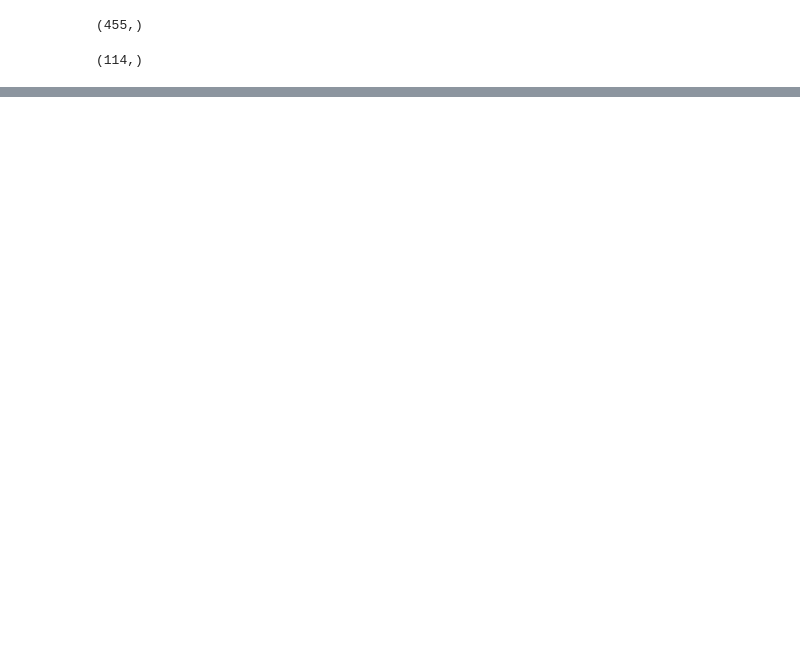
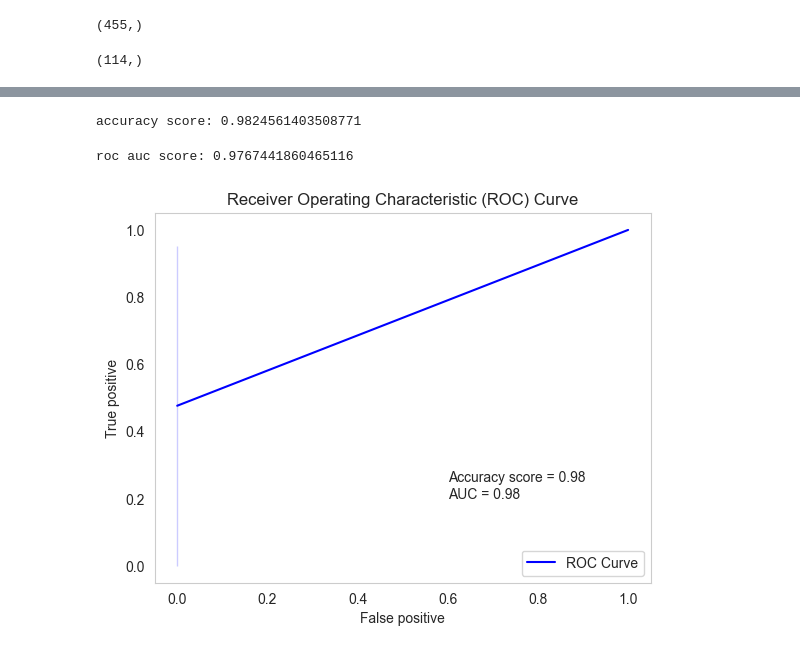
Before and after one commit to rizanB/breast-cancer, a Jupyter notebook: my.ipynb, the cells around one changed output, grey strips where cells are left out. Cells and saved outputs as stored; diff of their text form; code cells hidden in the pictures; blank space fills up the shorter version.

Commit message:
chore: feature scaling, logistic_regr, performance metrics

```diff
--- a/my.ipynb
+++ b/my.ipynb
@@ -212,0 +232,5 @@ X_test = sc.fit_transform(X_test)
+# %%
+from sklearn.linear_model import LogisticRegression
+
+logistic_reg_model = LogisticRegression()
+logistic_reg_model.fit(X_train_scaled, y_train)
@@ -212,0 +239,2 @@ X_test = sc.fit_transform(X_test)
+# %%
+y_pred = logistic_reg_model.predict(X_test_scaled)
@@ -212,0 +245,27 @@ X_test = sc.fit_transform(X_test)
+# %%
+ascore = accuracy_score(y_test, y_pred)
+print(f"accuracy score: {ascore}")
+# %% [output]
+accuracy score: 0.9824561403508771
+# %%
+rascore = roc_auc_score(y_test, y_pred)
+print(f"roc auc score: {rascore}")
+# %% [output]
+roc auc score: 0.9767441860465116
+# %%
+fpr, tpr, thresholds = roc_curve(y_test, y_pred)
+# %%
+roc_df = pd.DataFrame({'False positive' : fpr, 'True positive': tpr})
+# %%
+# Plot the ROC curve using Seaborn
+# plt.figure(figsize=(10, 6))
+sns.set_style("whitegrid")
+sns.lineplot(roc_df, x="False positive", y="True positive", color='blue', label='ROC Curve')
+plt.title('Receiver Operating Characteristic (ROC) Curve')
+plt.legend(loc="lower right")
+plt.text(0.6, 0.2, f'AUC = {rascore:.2f}', fontsize=10)
+plt.text(0.6, 0.25, f'Accuracy score = {ascore:.2f}', fontsize=10)
+plt.grid()
+plt.show()
+# %% [output]
+[figure, added]
```
Also changed, not shown: parts of 20 cells of this notebook, 2 other files.
